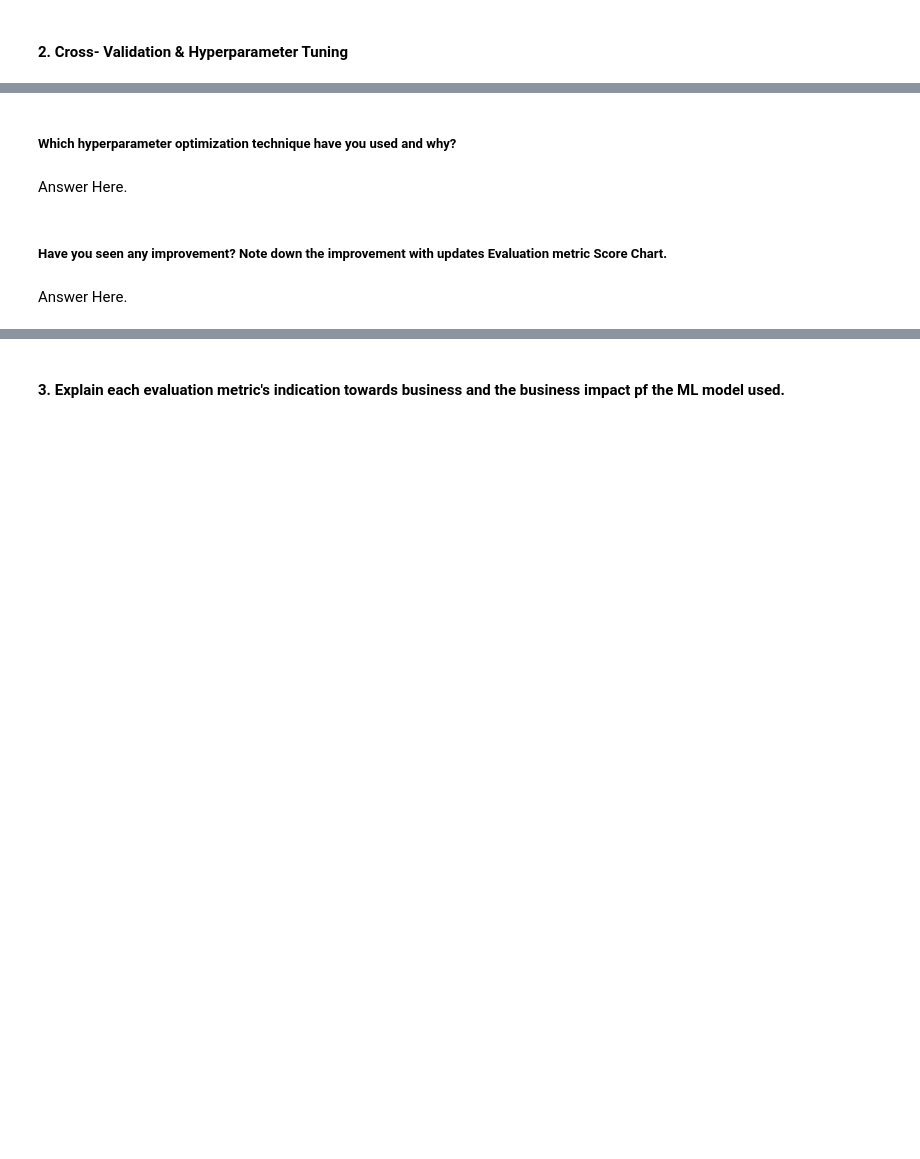
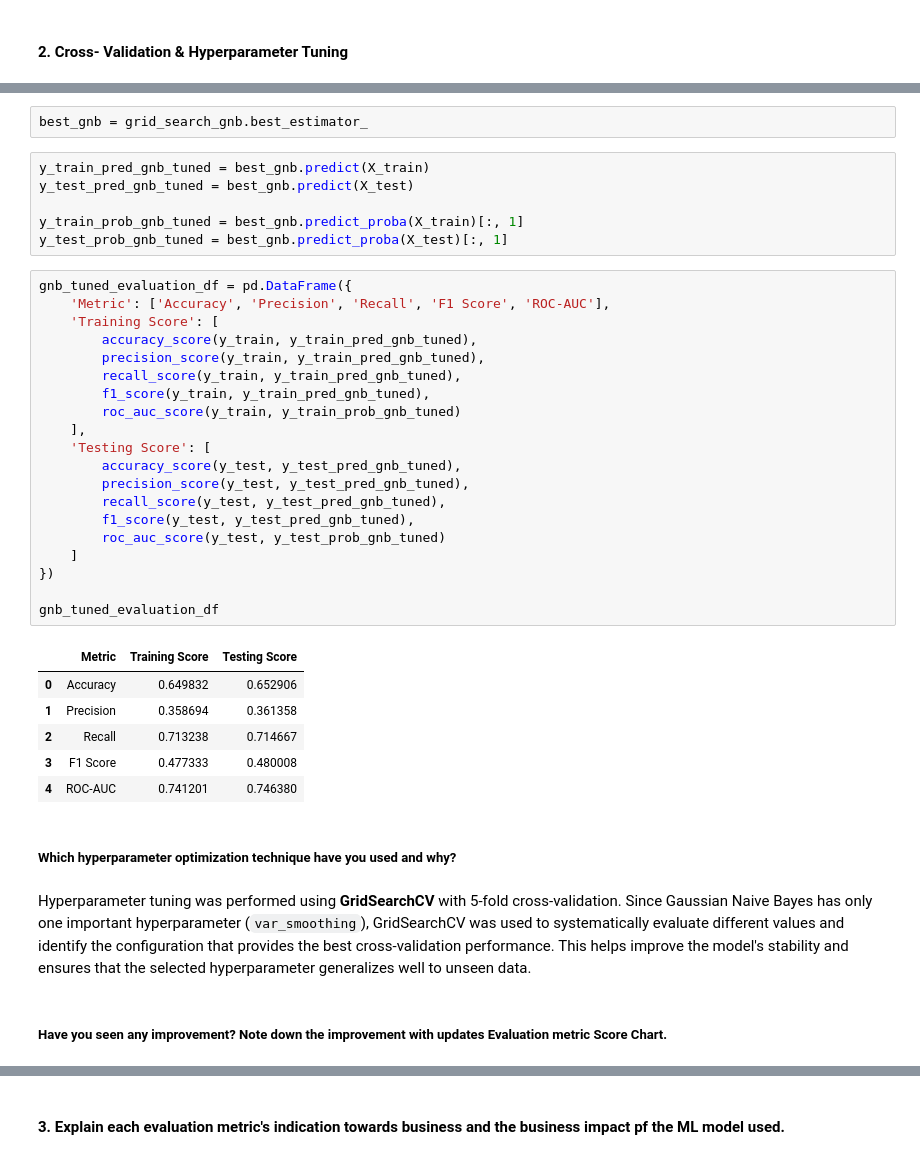
Before and after one commit to Krishna-matic/Machine_Learning_Projects, a Jupyter notebook: 03_rain_in_australia_classification/Classification_ML_Project.ipynb, the cells around one changed output, grey strips where cells are left out. Drawn from its saved outputs; the diff is of its cells as text; blank space fills up the shorter version.

```diff
--- a/03_rain_in_australia_classification/Classification_ML_Project.ipynb
+++ b/03_rain_in_australia_classification/Classification_ML_Project.ipynb
@@ -2584,8 +2678,41 @@ No significant improvement was observed after hyperparameter tuning. The tuned R
+# %%
+best_gnb = grid_search_gnb.best_estimator_
+# %%
+y_train_pred_gnb_tuned = best_gnb.predict(X_train)
+y_test_pred_gnb_tuned = best_gnb.predict(X_test)
+
+y_train_prob_gnb_tuned = best_gnb.predict_proba(X_train)[:, 1]
+y_test_prob_gnb_tuned = best_gnb.predict_proba(X_test)[:, 1]
+# %%
+gnb_tuned_evaluation_df = pd.DataFrame({
+    'Metric': ['Accuracy', 'Precision', 'Recall', 'F1 Score', 'ROC-AUC'],
+    'Training Score': [
+        accuracy_score(y_train, y_train_pred_gnb_tuned),
+        precision_score(y_train, y_train_pred_gnb_tuned),
+        recall_score(y_train, y_train_pred_gnb_tuned),
+        f1_score(y_train, y_train_pred_gnb_tuned),
+        roc_auc_score(y_train, y_train_prob_gnb_tuned)
+    ],
+    'Testing Score': [
+        accuracy_score(y_test, y_test_pred_gnb_tuned),
+        precision_score(y_test, y_test_pred_gnb_tuned),
+        recall_score(y_test, y_test_pred_gnb_tuned),
+        f1_score(y_test, y_test_pred_gnb_tuned),
+        roc_auc_score(y_test, y_test_prob_gnb_tuned)
+    ]
+})
+
+gnb_tuned_evaluation_df
+# %% [output]
+|  | Metric | Training Score | Testing Score |
+| 0 | Accuracy | 0.649832 | 0.652906 |
+| 1 | Precision | 0.358694 | 0.361358 |
+| 2 | Recall | 0.713238 | 0.714667 |
+| 3 | F1 Score | 0.477333 | 0.480008 |
+| 4 | ROC-AUC | 0.741201 | 0.746380 |
 # %% [markdown]
 ##### Which hyperparameter optimization technique have you used and why?
-# %% [markdown]
-Answer Here.
+# %% [markdown]
+Hyperparameter tuning was performed using **GridSearchCV** with 5-fold cross-validation. Since Gaussian Naive Bayes has only one important hyperparameter (`var_smoothing`), GridSearchCV was used to systematically evaluate different values and identify the configuration that provides the best cross-validation performance. This helps improve the model's stability and ensures that the selected hyperparameter generalizes well to unseen data.
 # %% [markdown]
 ##### Have you seen any improvement? Note down the improvement with updates Evaluation metric Score Chart.
-# %% [markdown]
-Answer Here.
```
Also changed, not shown: parts of 16 cells of this notebook.
